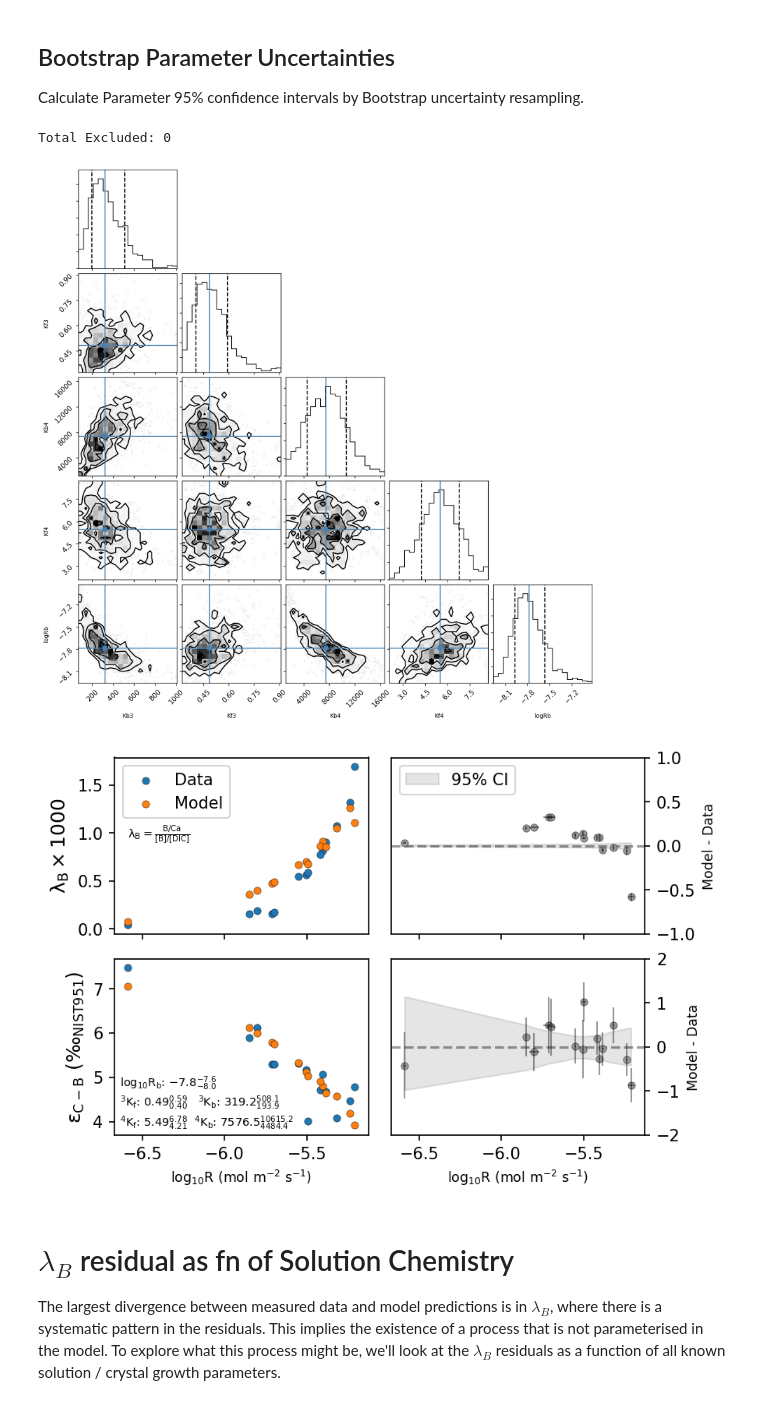
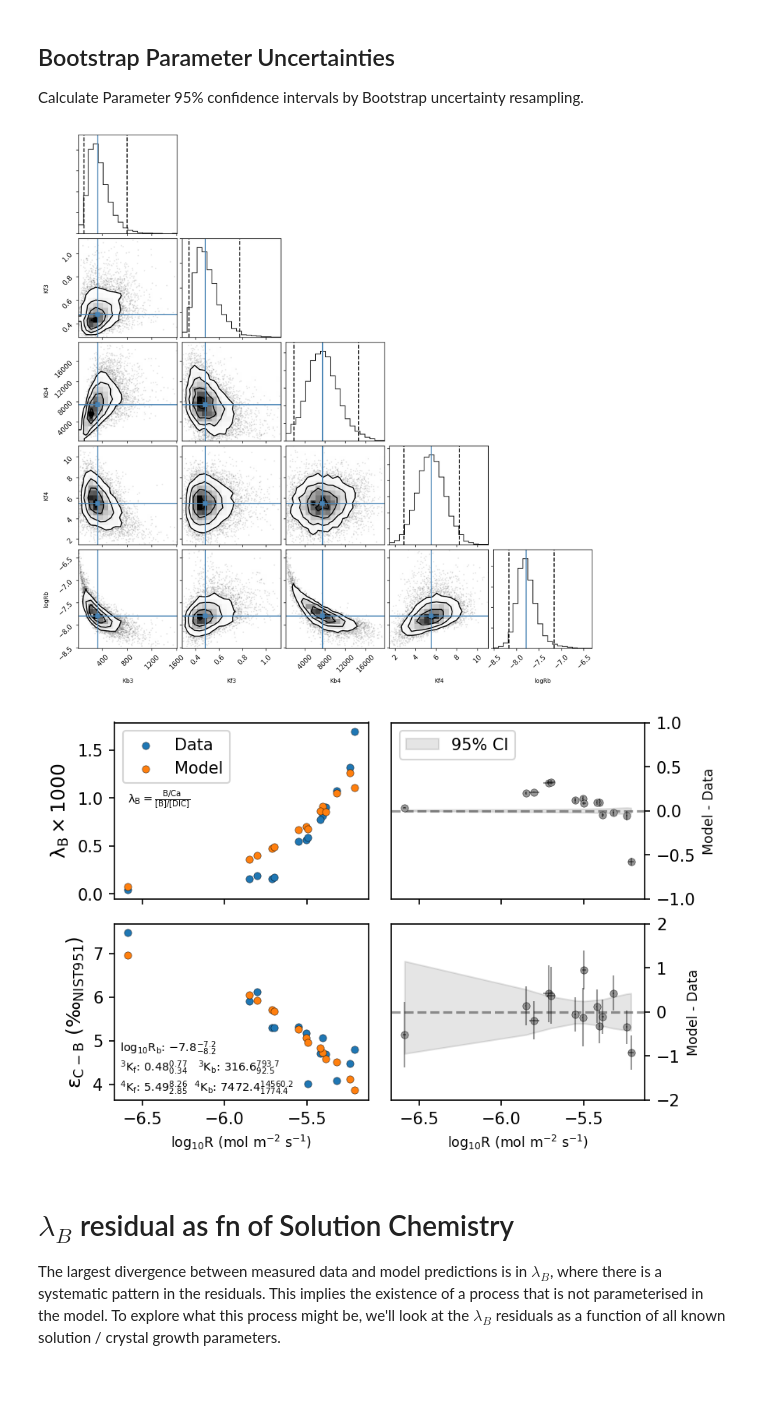
Before and after one commit to oscarbranson/Farmer_2018_Supplement, a Jupyter notebook: Model_Fitting_Bootstrap.ipynb, the cells around one changed output. Drawn from its saved outputs; the diff is of its cells as text; code cells hidden in the pictures.

```diff
--- a/Model_Fitting_Bootstrap.ipynb
+++ b/Model_Fitting_Bootstrap.ipynb
@@ -101,13 +95,17 @@ run_bootstrap = True
+# %%
+n = 10000
+# change to True to run bootstrap calculation. Otherwise, loads results of last from file.
+run_bootstrap = False
 # %%
-# Warning - this runs at ~5 iterations/second on a dual core i7 processor.
-# Might take a while if n is high (10000 = ~30 min)!
+# Warning - this runs at ~30 iterations/second on a dual core i7 processor.
+# Might take a while if n is high (10000 = ~5 min)
 
 if run_bootstrap:
     # initialise variables for outputs
     fits = []
 
     # for reproducibility purposes, set the random state
-    np.random.seed(123)
+    np.random.seed(42)
     # initialise iterative initial guess parameter with previous best fit
     initial_guess = fit.x
     i_initial_guess = initial_guess
@@ -148,22 +146,21 @@ if run_bootstrap:
 
 else:
     fits = np.load('bootstrap.npy')
-# %% [output]
-Total Excluded: 0
 # %%
 # calculate parameter confidence intervals
-CI_limit = 66
+CI_limit = 95
 loq, hiq = np.apply_along_axis(np.percentile, 0, fits, q=[50 - CI_limit / 2, 50 + CI_limit / 2])
 
 med = np.apply_along_axis(np.percentile, 0, fits, q=50)
 # %%
 # plot fitted parameters and confidence intervals
 par = ['Kb3', 'Kf3', 'Kb4', 'Kf4', 'logRb']
-ranges = np.apply_along_axis(np.percentile, 0, fits, q=[1, 99]).T
-p = corner.corner(fits, labels=par, truths=fit.x, quantiles=[(50 - CI_limit / 2) / 100, (50 + CI_limit / 2) / 100],
+ranges = np.apply_along_axis(np.percentile, 0, fits, q=[.1, 99.9]).T
+p = corner.corner(fits, labels=par, truths=med,
+                  quantiles=[(50 - CI_limit / 2) / 100, (50 + CI_limit / 2) / 100],
                   range=ranges)
 # %% [output]
-[figure, old version]
+[figure, new version]
 # %%
 # calculate model for each parameter combination
 lam = []
@@ -208,7 +205,7 @@ rx2.set_ylim(-2.,2.)
 
 fig.savefig('../../Figures/Fig5-model_vs_data.pdf')
 # %% [output]
-[figure, old version]
+[figure, new version]
 # %% [markdown]
 # $\lambda_B$ residual as fn of Solution Chemistry
 
```
Also changed, not shown: parts of 6 cells of this notebook.
